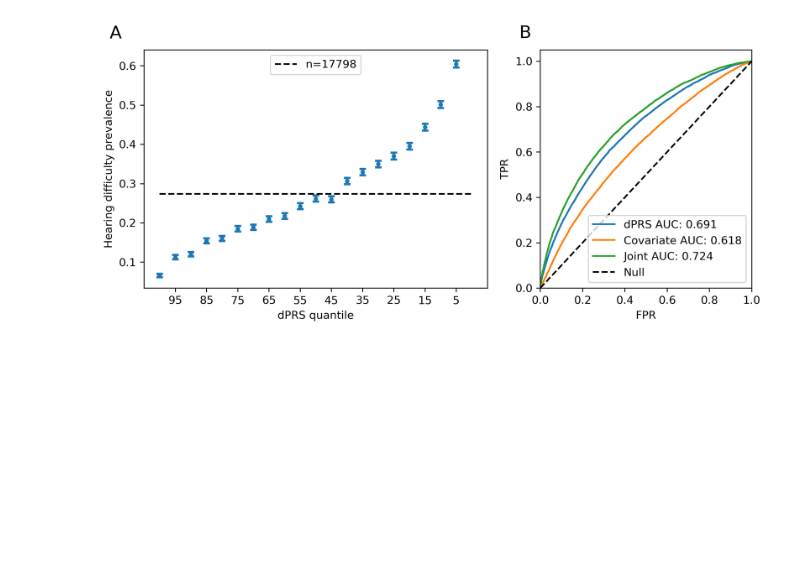
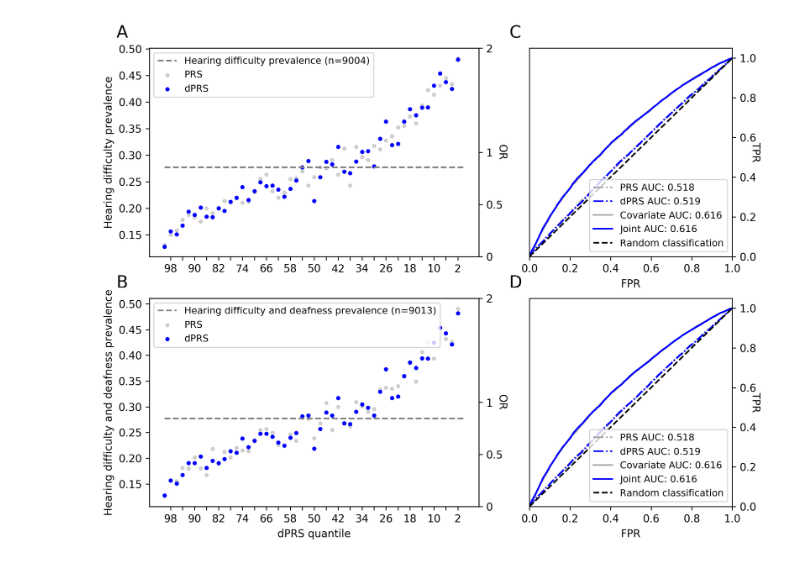
Before and after one commit to rivas-lab/degas-risk, a Jupyter notebook: figures/hearing/Figure2-Model-Performance-Hearing.ipynb, the cells around one changed output. Saved outputs shown, nothing was run; the diff lists cells and outputs as text; code cells hidden in the pictures; blank space fills up the shorter version.

```diff
--- a/figures/hearing/Figure2-Model-Performance-Hearing.ipynb
+++ b/figures/hearing/Figure2-Model-Performance-Hearing.ipynb
@@ -51,59 +53,99 @@ for i,phe_code in enumerate(phe_codes):
         plots[(width*i)+ix]=plt.subplot(grid[i*4:(i+1)*4, (6*ix):(6-(7*ix))])
     # scores and phenotypes
     phe_name=code_to_name[phe_code]
-    df=phenos.loc[val,[phe_code]+covariate].dropna()
+    df=phenos.loc[valid,[phe_code]+covariate].dropna()
+    dg=phenos.loc[train,[phe_code]+covariate].dropna()
+
     n=df.shape[0]
     weights=z['V'][np.where(z['label_phe_code'] == phe_code),:].flatten()[:npc]
     df['SCORE']=zscore(scores.loc[df.index.tolist(),
                                   ['SCORE{}_SUM'.format(k+1) for k in range(npc)]].dot(weights))
+    dg['SCORE']=zscore(scores.loc[dg.index.tolist(),
+                                  ['SCORE{}_SUM'.format(k+1) for k in range(npc)]].dot(weights))
+    # add prs, sort by value
+    prs=pd.read_table('/oak/stanford/groups/mrivas/projects/degas-risk/PRS/train/'+dataset[:-7]+
+                      '/'+phe_code+'_PRS.profile',
+                      sep='\s+',
+                      usecols=['IID','SCORESUM'], index_col='IID')
+    df['PRS']=zscore(prs.loc[df.index,'SCORESUM'])
+    dg['PRS']=zscore(prs.loc[dg.index,'SCORESUM'])
     df.sort_values(by='SCORE',ascending=True,inplace=True)
+    dg.sort_values(by='SCORE',ascending=True,inplace=True)
     # this is to add an intercept in the regression models below
     df['1']=1
+    dg['1']=1
     covariates=covariate+['1']
     # start with check for bin/qt, and plotting distributions/AUC
+    joint_model={}
     if len(df[phe_code].value_counts()) == 2:
         is_bin=True
         df[phe_code]-=1 # remove plink binary format
+        dg[phe_code]-=1
         # loop over dPRS and these joint models
-        cov_prs=Logit(df[phe_code],df[covariates]).fit(disp=0).fittedvalues
-        jnt_prs=Logit(df[phe_code],df[covariates+['SCORE']]).fit(disp=0).fittedvalues
-        for name,prs in zip(['dPRS','Covariate','Joint'],[df['SCORE'],cov_prs,jnt_prs]):
+        cov_prs=Logit(dg[phe_code],dg[covariates]).fit(disp=0).predict(df[covariates])
+        for prs in ['PRS','SCORE']:
+            joint_model[prs]=Logit(dg[phe_code],dg[covariates+[prs]]).fit(disp=0).predict(df[covariates+[prs]])
+        for w,(name,prs) in enumerate(zip(['PRS','dPRS','Covariate','Joint'],
+                                          [df['PRS'],df['SCORE'],cov_prs,joint_model[prs]])):
             # compute stats, plot them
             fpr,tpr,_=roc_curve(df[phe_code],prs)
             roc_auc=roc_auc_score(df[phe_code],prs)
-            plots[(2*i)+1].plot(fpr,tpr,label=name+' AUC: '+'{:.3f}'.format(roc_auc))
+            plots[(2*i)+1].plot(fpr,tpr,label=name+' AUC: '+'{:.3f}'.format(roc_auc),
+                                color='b' if w%2 else 'grey', alpha=0.7+0.3*(w%2), linestyle='-' if w/2 else '-.')
         # add null line, axis labels
-        plots[(2*i)+1].plot([0, 1],[0, 1],'k--',label='Null')
-        plots[(2*i)+1].legend()
+        plots[(2*i)+1].plot([0, 1],[0, 1],'k--',label='Random classification')
+        plots[(2*i)+1].legend(fontsize=9)
         plots[(2*i)+1].set_xlim([0.0, 1.0])
         plots[(2*i)+1].set_ylim([0.0, 1.05])
-        plots[(2*i)+1].set_ylabel('TPR')
+        plots[(2*i)+1].set_ylabel('TPR', rotation=270)
         plots[(2*i)+1].set_xlabel('FPR')
     else:
         is_bin=False
         # plot correlation with dPRS and residual phenotype
-        resid=OLS(df[phe_code],df[covariates]).fit(disp=0).resid_pearson
-        sns.regplot(x=df['SCORE'],y=resid,ax=plots[(2*i)+1],scatter_kws={'s':2})
-        plots[(2*i)+1].set_ylabel(phe_code+' Residual')
-        plots[(2*i)+1].legend(['$r=$'+'{:.3f}'.format(pearsonr(resid,df['SCORE'])[0])])
+        for prs in ['PRS','SCORE']:
+            joint_model[prs]=zscore(OLS(dg[phe_code],dg[covariates+[prs]]).fit(disp=0).predict(df[covariates+[prs]]))
+            dprs=OLS(df[phe_code],df[covariates]).fit(disp=0).resid_pearson
+            sns.regplot(x=df[prs], y=dprs, ax=plots[(2*i)+1],
+                        scatter_kws={'s':2, 'alpha':0.3+0.7*(prs!='PRS')}, color='b' if prs!='PRS' else 'grey')
+        plots[(2*i)+1].set_ylabel(code_to_name[phe_code]+' Residual', rotation=270)
+        plots[(2*i)+1].legend([prs.replace('SCORE','dPRS')+' '+
+                               '$r=$'+'{:.3f}'.format(pearsonr(dprs,df[prs])[0]) for prs in ['PRS','SCORE']])
     # now do quantile plot with modified (only if binary) phenotype
-    nq=20
-    plots[2*i].scatter(np.arange(nq), [df.iloc[round(q*n/nq):round((q+1)*n/nq),:][phe_code].mean() for q in range(nq)], s=9)
-    plots[2*i].errorbar(x=np.arange(nq),
-                        y=[df.iloc[round(q*n/nq):round((q+1)*n/nq),:][phe_code].mean() for q in range(nq)],
-                        yerr=[df.iloc[round(q*n/nq):round((q+1)*n/nq),:][phe_code].std()/((n/nq)**0.5) for q in range(nq)],
-                        ls='none', capsize=3, elinewidth=2, markeredgewidth=2)
+    nq=50
+    print(phe_code)
+    print(df[phe_code].mean())
+    for prs,name in zip(['PRS','SCORE'],['PRS','dPRS']):
+        df['joint']=joint_model[prs]
+        df.sort_values('joint', ascending=True, inplace=True)
+        plots[2*i].scatter(np.arange(nq),
+                           [df.iloc[int(q*n/nq):int((q+1)*n/nq),:][phe_code].mean() for q in range(nq)],
+                           s=9, c='b' if name=='dPRS' else 'grey', alpha=0.3+0.7*(name=='dPRS'))
+        print(df.iloc[-(n/nq):][phe_code].mean())
     # labels
     plots[2*i].set_ylabel(phe_name+' {}'.format('prevalence' if is_bin else 'mean'))
     plots[2*i].set_xticks(np.arange(1,nq+1,2))
-    plots[2*i].set_xticklabels([int(100*q/nq) for q in reversed(range(1,nq+1,2))])
-    plots[2*i].plot([0,nq],[df[phe_code].mean(),df[phe_code].mean()],'k--')
-    plots[2*i].legend(['n={}'.format(int(df[phe_code].sum()) if is_bin else df.shape[0])], loc=9)
+    plots[2*i].set_xticklabels([int(100*q/nq) if q%4==1 else '' for q in reversed(range(1,nq+1,2))])
+    plots[2*i].plot([0,nq],[df[phe_code].mean(),df[phe_code].mean()],'--',color='grey')
+    plots[2*i].legend(['{0} (n={1})'.format(code_to_name[phe_code]+' prevalence' if is_bin
+                                                else 'Mean '+code_to_name[phe_code],
+                                            int(df[phe_code].sum()) if is_bin else df.shape[0])]+['PRS','dPRS'],
+                       loc=2, fontsize=9)
     plots[2*i].text(-0.1, 1.05, chr((i%len(phe_codes))+65),
                     fontsize=16, transform=plots[2*i].transAxes)
     plots[(2*i)+1].text(-0.1, 1.05, chr((i%len(phe_codes))+65+len(phe_codes)),
                         fontsize=16, transform=plots[(2*i)+1].transAxes)
-
+    # adjust y-axis to display odds ratios as well as prevalence (only binary traits)
+    if is_bin:
+        m,b=(plots[2*i].get_ylim()[1]-plots[2*i].get_ylim()[0]),plots[2*i].get_ylim()[0]
+        y_or=plots[2*i].twinx()
+        y_or.set_yticks([(o*df[phe_code].mean()-b)/m for o in [0,0.5,1,2,3,4,5,6,7,8,9]
+                          if df.iloc[-(n/nq):,:][phe_code].mean() > (o-1)*df[phe_code].mean()])
+        y_or.set_yticklabels(map(lambda s:str(s),
+                                 filter(lambda o: df.iloc[-(n/nq):][phe_code].mean() > (o-1)*df[phe_code].mean(),
+                                        [0,0.5,1,2,3,4,5,6,7,8,9])))
+        y_or.set_ylabel('OR',rotation=270)
+    plots[(2*i)+1].yaxis.tick_right()
+    plots[(2*i)+1].yaxis.set_label_position("right")
     # add x-axis labels at the very end
     if i==len(phe_codes)-1:
         plots[(2*i)].set_xlabel('dPRS quantile')
@@ -117 +167 @@ fig.savefig("fig2hearing.pdf", bbox_inches='tight')
-[figure, old version]
+[figure, new version]
```
Also changed, not shown: parts of 2 cells of this notebook, 7 other files.
